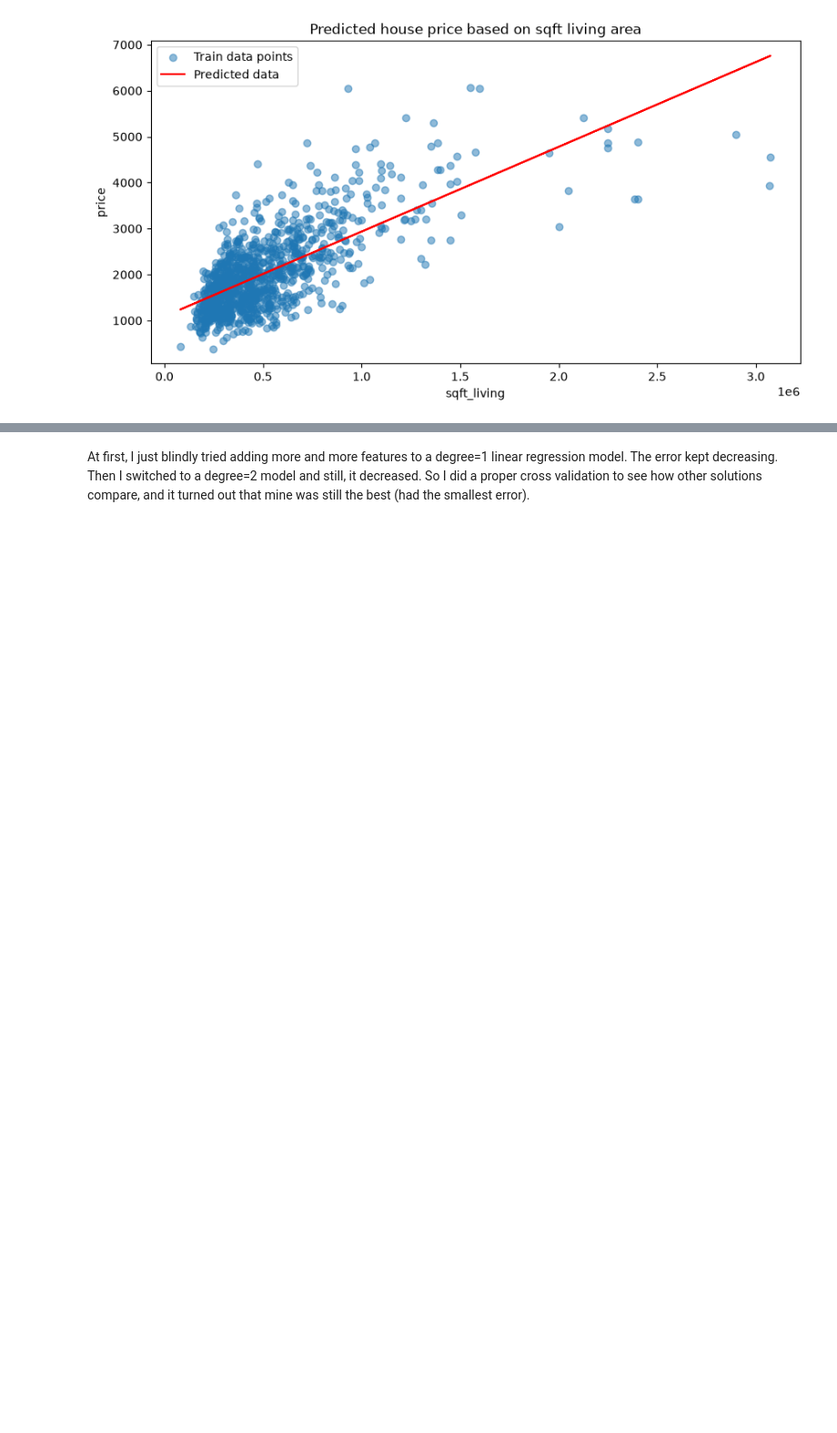
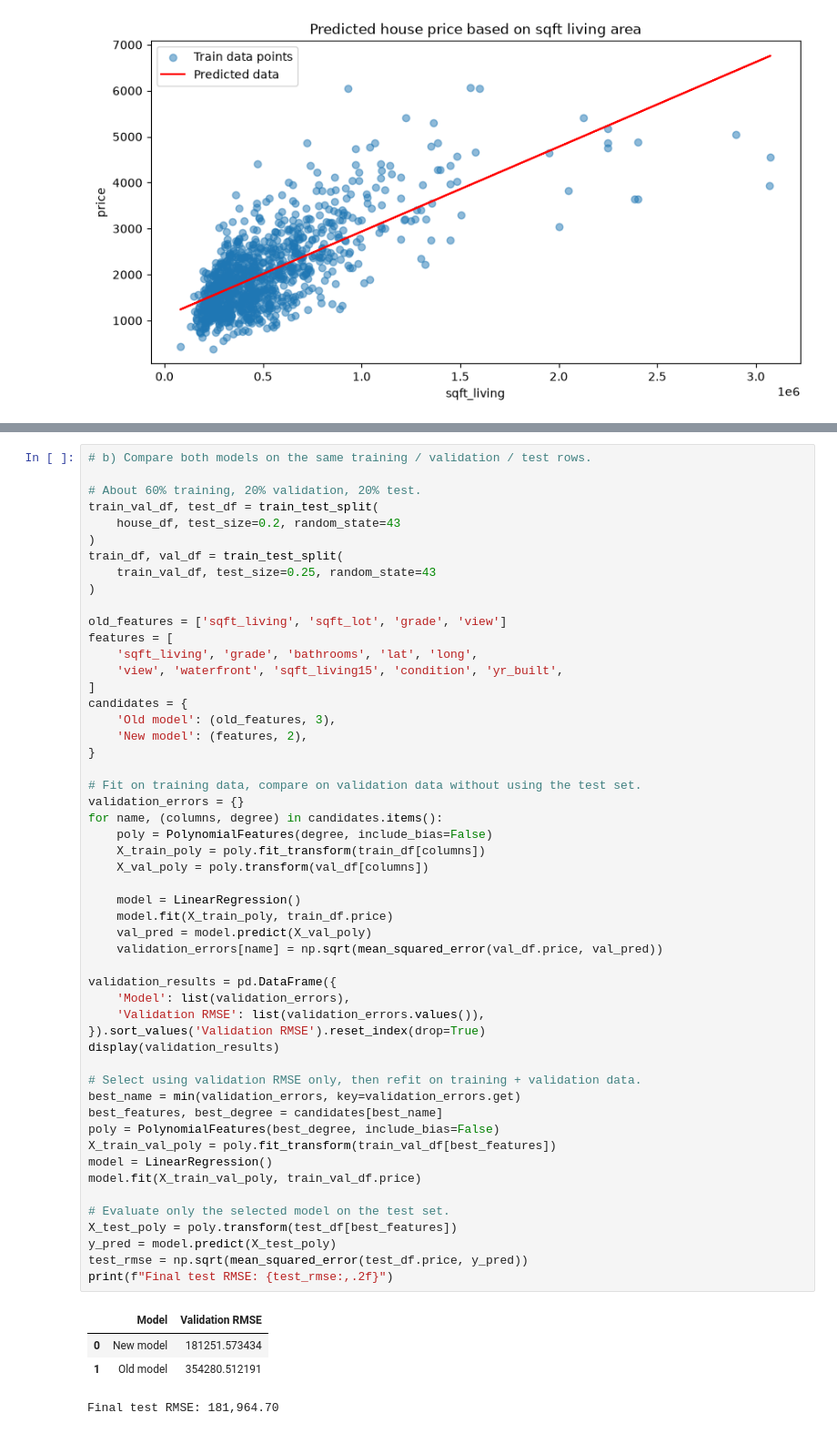
Before and after one commit to mwojtyna/uj, a Jupyter notebook: data-science/3_Assignment_Regression_primer.ipynb, the cells around one changed output, grey strips where cells are left out. Shown at 91% size. Drawn from its saved outputs; the diff is of its cells as text; blank space fills up the shorter version.

```diff
--- a/data-science/3_Assignment_Regression_primer.ipynb
+++ b/data-science/3_Assignment_Regression_primer.ipynb
@@ -262,3 +149,57 @@ Held-out test RMSE: 165,168.67
-# %% [markdown]
-At first, I just blindly tried adding more and more features to a degree=1 linear regression model. The error kept decreasing. Then I switched to a degree=2 model and still, it decreased.
-So I did a proper cross validation to see how other solutions compare, and it turned out that mine was still the best (had the smallest error).
+# %%
+# b) Compare both models on the same training / validation / test rows.
+
+# About 60% training, 20% validation, 20% test.
+train_val_df, test_df = train_test_split(
+    house_df, test_size=0.2, random_state=43
+)
+train_df, val_df = train_test_split(
+    train_val_df, test_size=0.25, random_state=43
+)
+
+old_features = ['sqft_living', 'sqft_lot', 'grade', 'view']
+features = [
+    'sqft_living', 'grade', 'bathrooms', 'lat', 'long',
+    'view', 'waterfront', 'sqft_living15', 'condition', 'yr_built',
+]
+candidates = {
+    'Old model': (old_features, 3),
+    'New model': (features, 2),
+}
+
+# Fit on training data, compare on validation data without using the test set.
+validation_errors = {}
+for name, (columns, degree) in candidates.items():
+    poly = PolynomialFeatures(degree, include_bias=False)
+    X_train_poly = poly.fit_transform(train_df[columns])
+    X_val_poly = poly.transform(val_df[columns])
+
+    model = LinearRegression()
+    model.fit(X_train_poly, train_df.price)
+    val_pred = model.predict(X_val_poly)
+    validation_errors[name] = np.sqrt(mean_squared_error(val_df.price, val_pred))
+
+validation_results = pd.DataFrame({
+    'Model': list(validation_errors),
+    'Validation RMSE': list(validation_errors.values()),
+}).sort_values('Validation RMSE').reset_index(drop=True)
+display(validation_results)
+
+# Select using validation RMSE only, then refit on training + validation data.
+best_name = min(validation_errors, key=validation_errors.get)
+best_features, best_degree = candidates[best_name]
+poly = PolynomialFeatures(best_degree, include_bias=False)
+X_train_val_poly = poly.fit_transform(train_val_df[best_features])
+model = LinearRegression()
+model.fit(X_train_val_poly, train_val_df.price)
+
+# Evaluate only the selected model on the test set.
+X_test_poly = poly.transform(test_df[best_features])
+y_pred = model.predict(X_test_poly)
+test_rmse = np.sqrt(mean_squared_error(test_df.price, y_pred))
+print(f"Final test RMSE: {test_rmse:,.2f}")
+# %% [output]
+|  | Model | Validation RMSE |
+| 0 | New model | 181251.573434 |
+| 1 | Old model | 354280.512191 |
+Final test RMSE: 181,964.70
```
Also changed, not shown: parts of 7 cells of this notebook.
